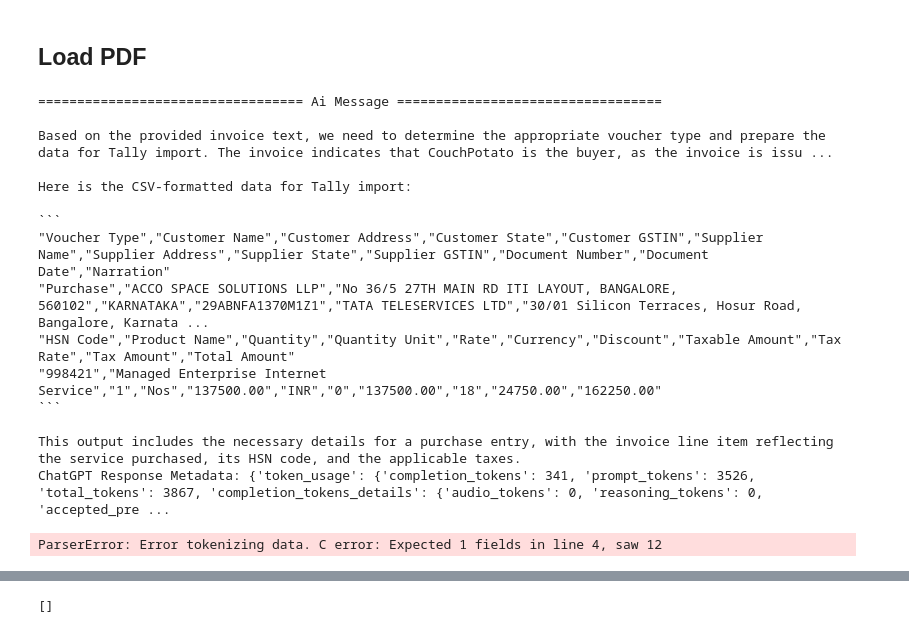
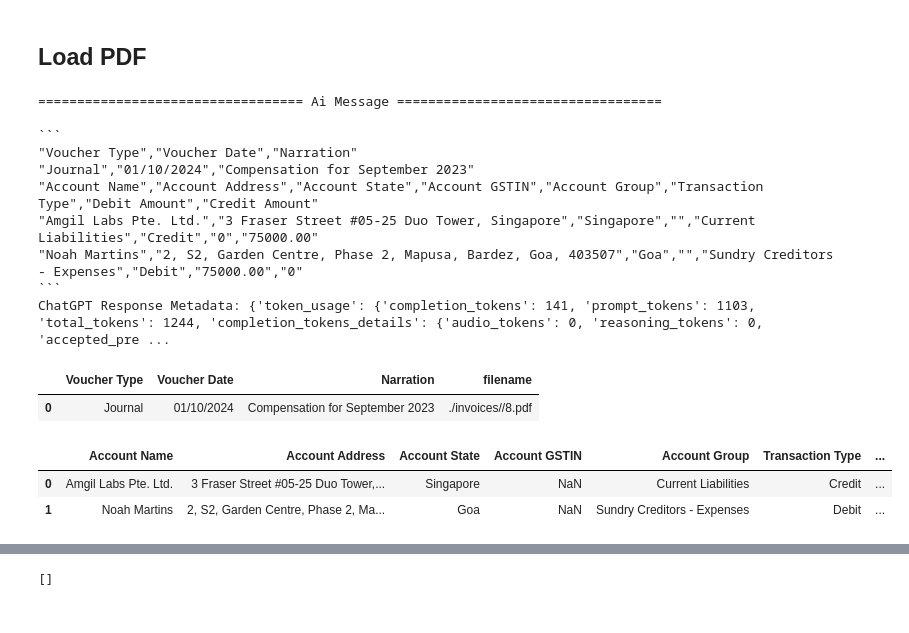
Before and after one commit to relaxxpls/entryzen-server, a Jupyter notebook: tally-ai.ipynb, the cells around one changed output, grey strips where cells are left out. Drawn from its saved outputs; the diff is of its cells as text; code cells hidden in the pictures.

````diff
--- a/tally-ai.ipynb
+++ b/tally-ai.ipynb
@@ -45,27 +45,27 @@ E-Mail :lg_warehouse@ds.com
 # %%
 import src.parse_pdf as parse_pdf
 import src.tally_connector as tc
 
-company_name = tc.get_tally_company()
-filename = "./invoices//10.pdf"
+# company_name = tc.get_tally_company()
+company_name = "Amgil Labs"
+filename = "./invoices//8.pdf"
 common_df, items_df = parse_pdf.parse_pdf(company_name, filename)
 
 display(common_df)
 display(items_df)
 # %% [output]
 ================================== Ai Message ==================================
 
-Based on the provided invoice text, we need to determine the appropriate voucher type and prepare the data for Tally import. The invoice indicates that CouchPotato is the buyer, as the invoice is issu ...
-
-Here is the CSV-formatted data for Tally import:
-
 ```
-"Voucher Type","Customer Name","Customer Address","Customer State","Customer GSTIN","Supplier Name","Supplier Address","Supplier State","Supplier GSTIN","Document Number","Document Date","Narration"
-"Purchase","ACCO SPACE SOLUTIONS LLP","No 36/5 27TH MAIN RD ITI LAYOUT, BANGALORE, 560102","KARNATAKA","29ABNFA1370M1Z1","TATA TELESERVICES LTD","30/01 Silicon Terraces, Hosur Road, Bangalore, Karnata ...
-"HSN Code","Product Name","Quantity","Quantity Unit","Rate","Currency","Discount","Taxable Amount","Tax Rate","Tax Amount","Total Amount"
-"998421","Managed Enterprise Internet Service","1","Nos","137500.00","INR","0","137500.00","18","24750.00","162250.00"
+"Voucher Type","Voucher Date","Narration"
+"Journal","01/10/2024","Compensation for September 2023"
+"Account Name","Account Address","Account State","Account GSTIN","Account Group","Transaction Type","Debit Amount","Credit Amount"
+"Amgil Labs Pte. Ltd.","3 Fraser Street #05-25 Duo Tower, Singapore","Singapore","","Current Liabilities","Credit","0","75000.00"
+"Noah Martins","2, S2, Garden Centre, Phase 2, Mapusa, Bardez, Goa, 403507","Goa","","Sundry Creditors - Expenses","Debit","75000.00","0"
 ```
-
-This output includes the necessary details for a purchase entry, with the invoice line item reflecting the service purchased, its HSN code, and the applicable taxes.
-ChatGPT Response Metadata: {'token_usage': {'completion_tokens': 341, 'prompt_tokens': 3526, 'total_tokens': 3867, 'completion_tokens_details': {'audio_tokens': 0, 'reasoning_tokens': 0, 'accepted_pre ...
+ChatGPT Response Metadata: {'token_usage': {'completion_tokens': 141, 'prompt_tokens': 1103, 'total_tokens': 1244, 'completion_tokens_details': {'audio_tokens': 0, 'reasoning_tokens': 0, 'accepted_pre ...
-ParserError: Error tokenizing data. C error: Expected 1 fields in line 4, saw 12
+|  | Voucher Type | Voucher Date | Narration | filename |
+| 0 | Journal | 01/10/2024 | Compensation for September 2023 | ./invoices//8.pdf |
+|  | Account Name | Account Address | Account State | Account GSTIN | Account Group | Transaction Type | ... |
+| 0 | Amgil Labs Pte. Ltd. | 3 Fraser Street #05-25 Duo Tower,... | Singapore | NaN | Current Liabilities | Credit | ... |
+| 1 | Noah Martins | 2, S2, Garden Centre, Phase 2, Ma... | Goa | NaN | Sundry Creditors - Expenses | Debit | ... |
````
Also changed, not shown: parts of 1 cell of this notebook, 1 other file.
